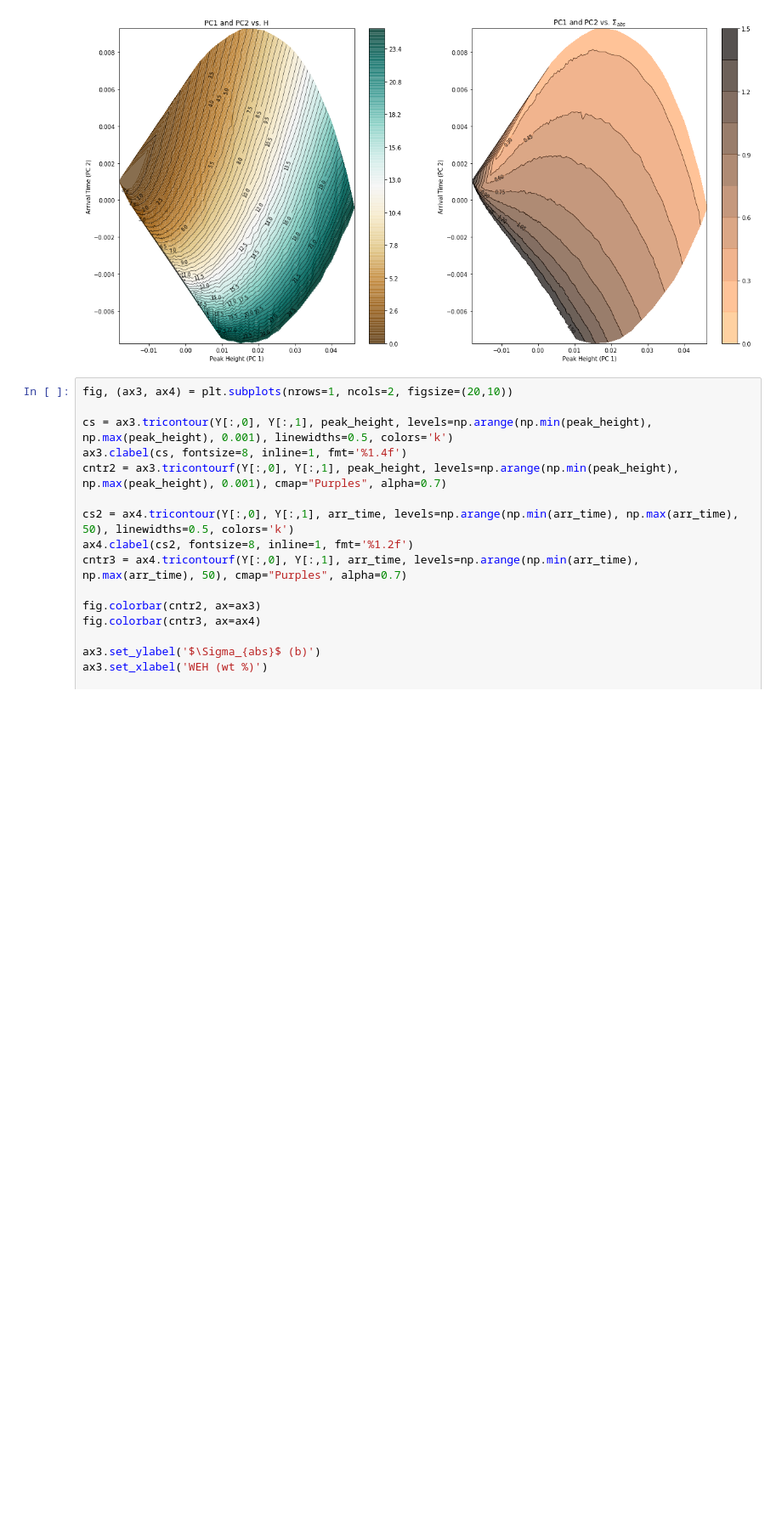
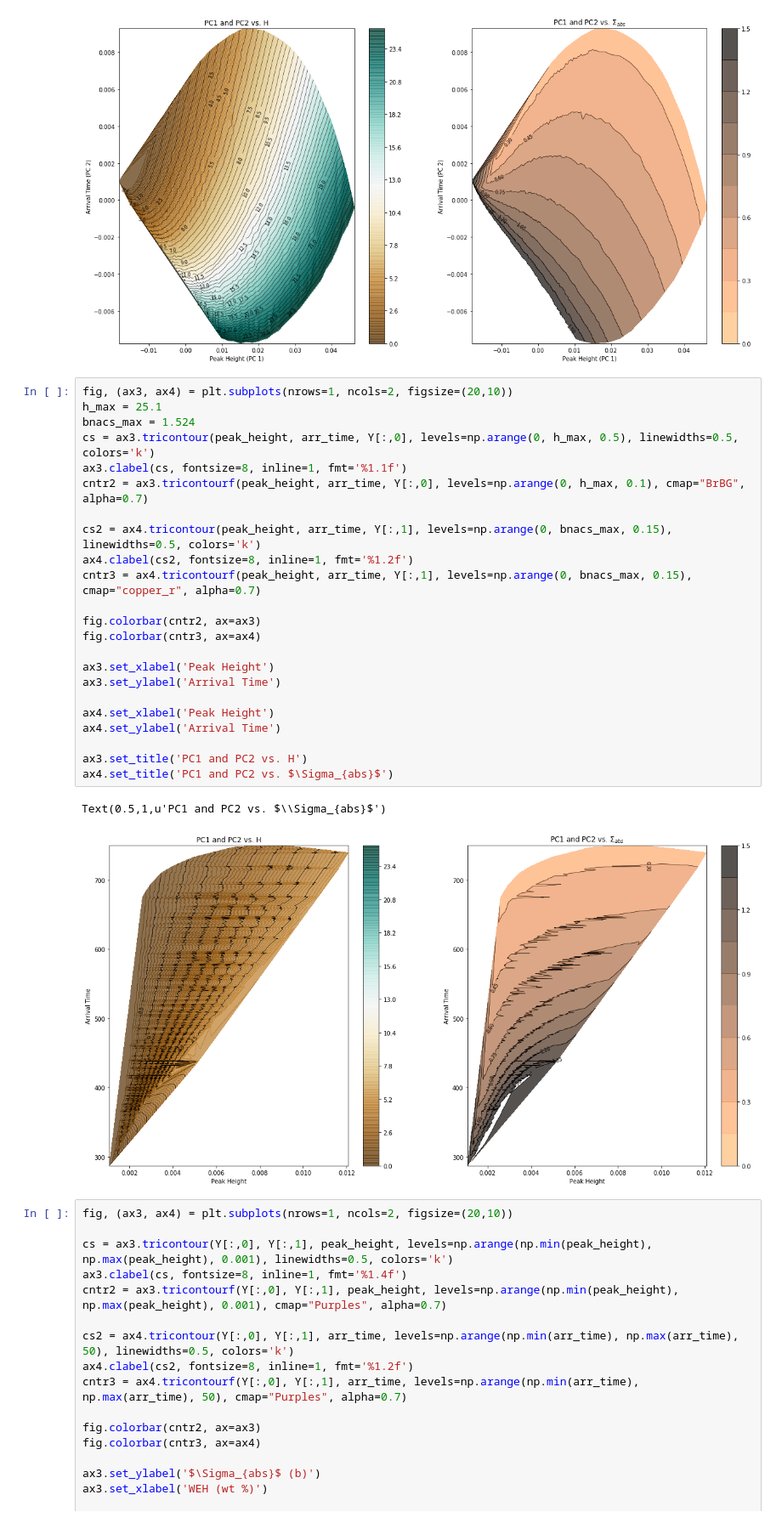
Before and after one commit to hannah-rae/dan_analysis, a Jupyter notebook: data_exploration.ipynb, the cells around one changed output. Shown at 85% size. Saved outputs shown, nothing was run; the diff lists cells and outputs as text; blank space fills up the shorter version.

```diff
--- a/data_exploration.ipynb
+++ b/data_exploration.ipynb
@@ -120,6 +146,32 @@ ax4.set_title('PC1 and PC2 vs. $\Sigma_{abs}$')
 # %% [output]
 Text(0.5,1,u'PC1 and PC2 vs. $\\Sigma_{abs}$')
 [figure]
+# %%
+fig, (ax3, ax4) = plt.subplots(nrows=1, ncols=2, figsize=(20,10))
+h_max = 25.1
+bnacs_max = 1.524
+cs = ax3.tricontour(peak_height, arr_time, Y[:,0], levels=np.arange(0, h_max, 0.5), linewidths=0.5, colors='k')
+ax3.clabel(cs, fontsize=8, inline=1, fmt='%1.1f')
+cntr2 = ax3.tricontourf(peak_height, arr_time, Y[:,0], levels=np.arange(0, h_max, 0.1), cmap="BrBG", alpha=0.7)
+
+cs2 = ax4.tricontour(peak_height, arr_time, Y[:,1], levels=np.arange(0, bnacs_max, 0.15), linewidths=0.5, colors='k')
+ax4.clabel(cs2, fontsize=8, inline=1, fmt='%1.2f')
+cntr3 = ax4.tricontourf(peak_height, arr_time, Y[:,1], levels=np.arange(0, bnacs_max, 0.15), cmap="copper_r", alpha=0.7)
+
+fig.colorbar(cntr2, ax=ax3)
+fig.colorbar(cntr3, ax=ax4)
+
+ax3.set_xlabel('Peak Height')
+ax3.set_ylabel('Arrival Time')
+
+ax4.set_xlabel('Peak Height')
+ax4.set_ylabel('Arrival Time')
+
+ax3.set_title('PC1 and PC2 vs. H')
+ax4.set_title('PC1 and PC2 vs. $\Sigma_{abs}$')
+# %% [output]
+Text(0.5,1,u'PC1 and PC2 vs. $\\Sigma_{abs}$')
+[figure, added]
 # %%
 fig, (ax3, ax4) = plt.subplots(nrows=1, ncols=2, figsize=(20,10))
 
```
Also changed, not shown: parts of 5 cells of this notebook.
